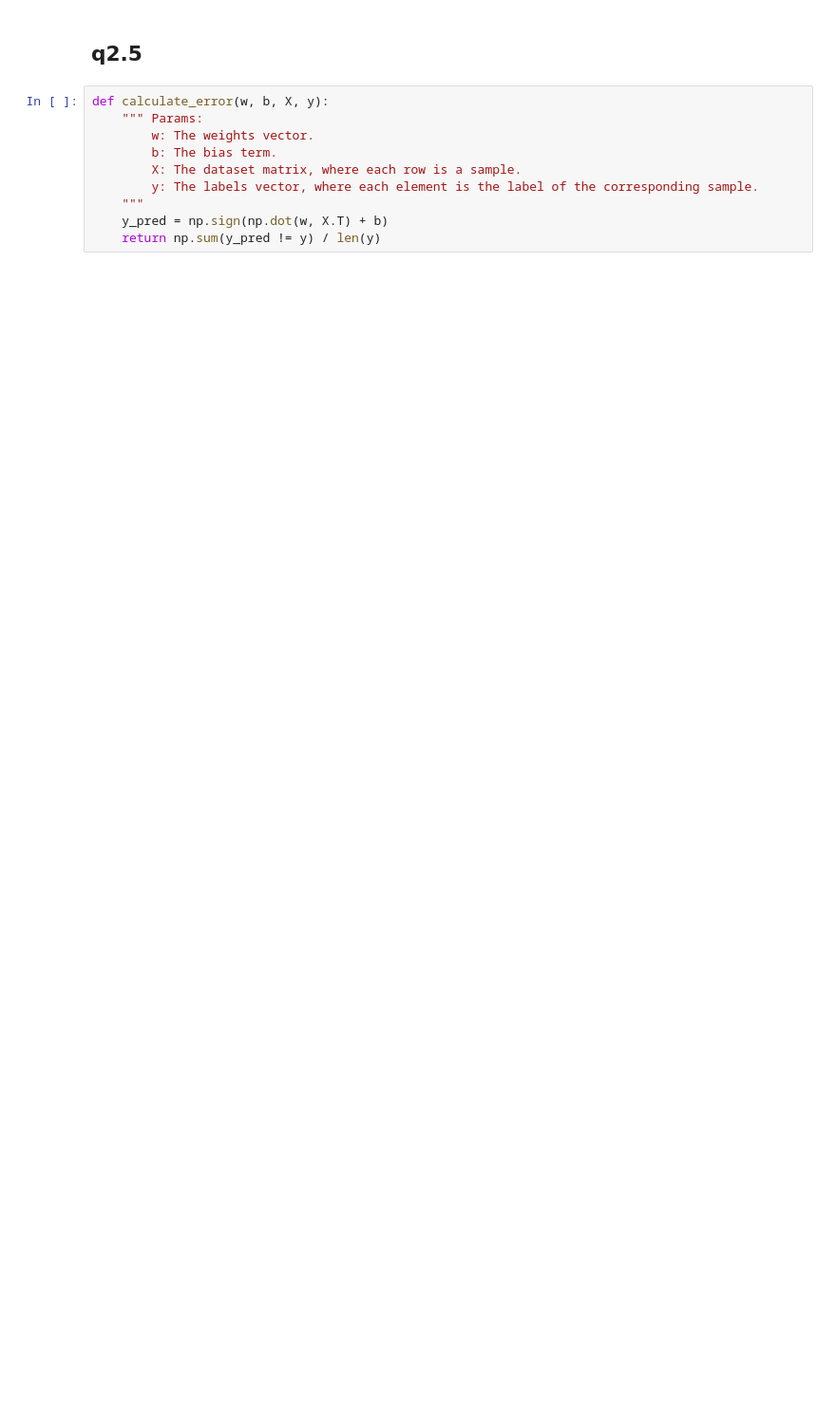
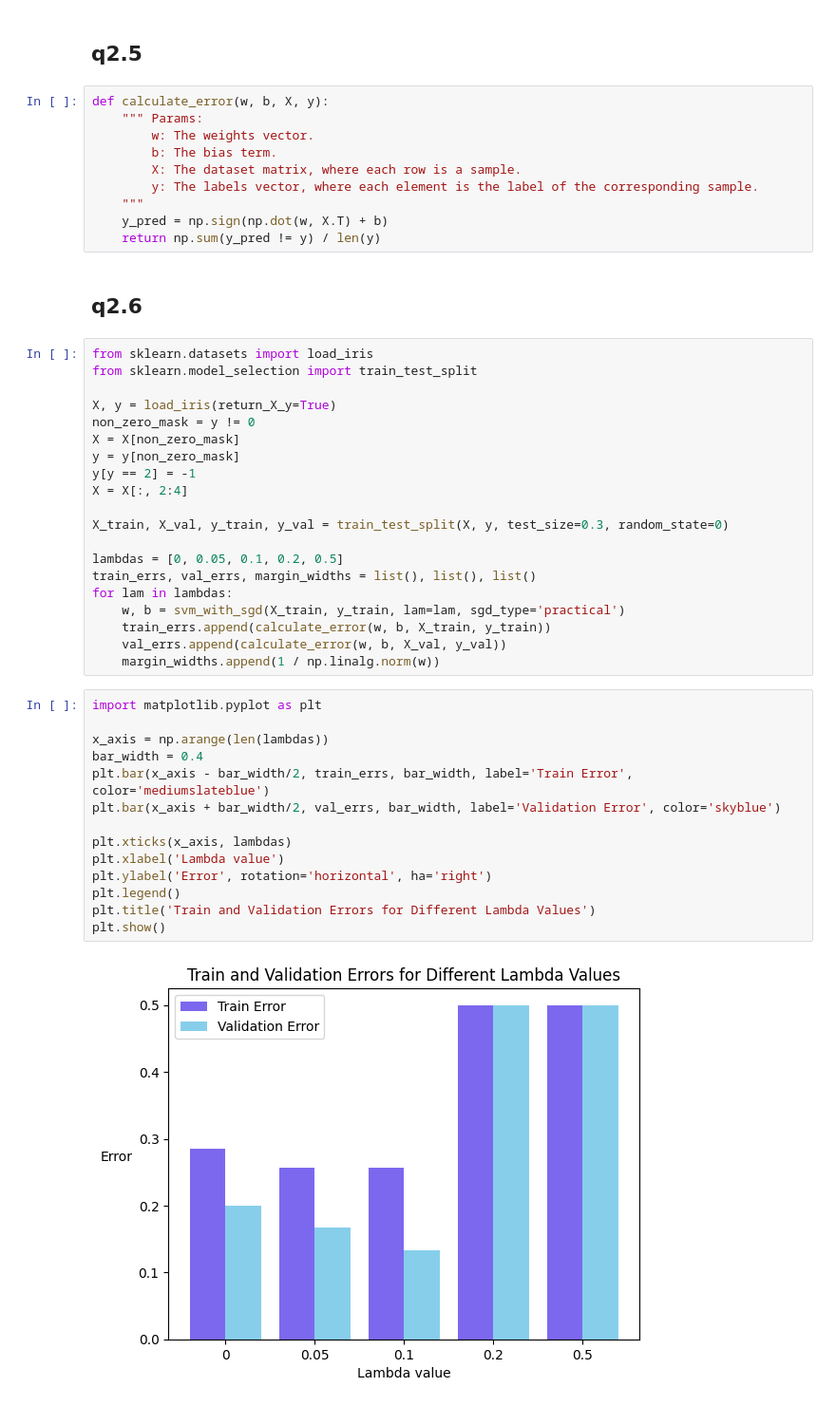
Before and after one commit to AmitShirazi1/ML_hw3, a Jupyter notebook: q2.ipynb, the cells around one changed output. Shown at 95% size. Cells and saved outputs as stored; diff of their text form; blank space fills up the shorter version.

```diff
--- a/q2.ipynb
+++ b/q2.ipynb
@@ -73,3 +74,41 @@ def calculate_error(w, b, X, y):
     """
     y_pred = np.sign(np.dot(w, X.T) + b)
     return np.sum(y_pred != y) / len(y)
+# %% [markdown]
+## q2.6
+# %%
+from sklearn.datasets import load_iris
+from sklearn.model_selection import train_test_split
+
+X, y = load_iris(return_X_y=True)
+non_zero_mask = y != 0
+X = X[non_zero_mask]
+y = y[non_zero_mask]
+y[y == 2] = -1
+X = X[:, 2:4]
+
+X_train, X_val, y_train, y_val = train_test_split(X, y, test_size=0.3, random_state=0)
+
+lambdas = [0, 0.05, 0.1, 0.2, 0.5]
+train_errs, val_errs, margin_widths = list(), list(), list()
+for lam in lambdas:
+    w, b = svm_with_sgd(X_train, y_train, lam=lam, sgd_type='practical')
+    train_errs.append(calculate_error(w, b, X_train, y_train))
+    val_errs.append(calculate_error(w, b, X_val, y_val))
+    margin_widths.append(1 / np.linalg.norm(w))
+# %%
+import matplotlib.pyplot as plt
+
+x_axis = np.arange(len(lambdas))
+bar_width = 0.4
+plt.bar(x_axis - bar_width/2, train_errs, bar_width, label='Train Error', color='mediumslateblue')
+plt.bar(x_axis + bar_width/2, val_errs, bar_width, label='Validation Error', color='skyblue')
+
+plt.xticks(x_axis, lambdas)
+plt.xlabel('Lambda value')
+plt.ylabel('Error', rotation='horizontal', ha='right')
+plt.legend()
+plt.title('Train and Validation Errors for Different Lambda Values')
+plt.show()
+# %% [output]
+[figure, added]
```
Also changed, not shown: parts of 3 cells of this notebook.
